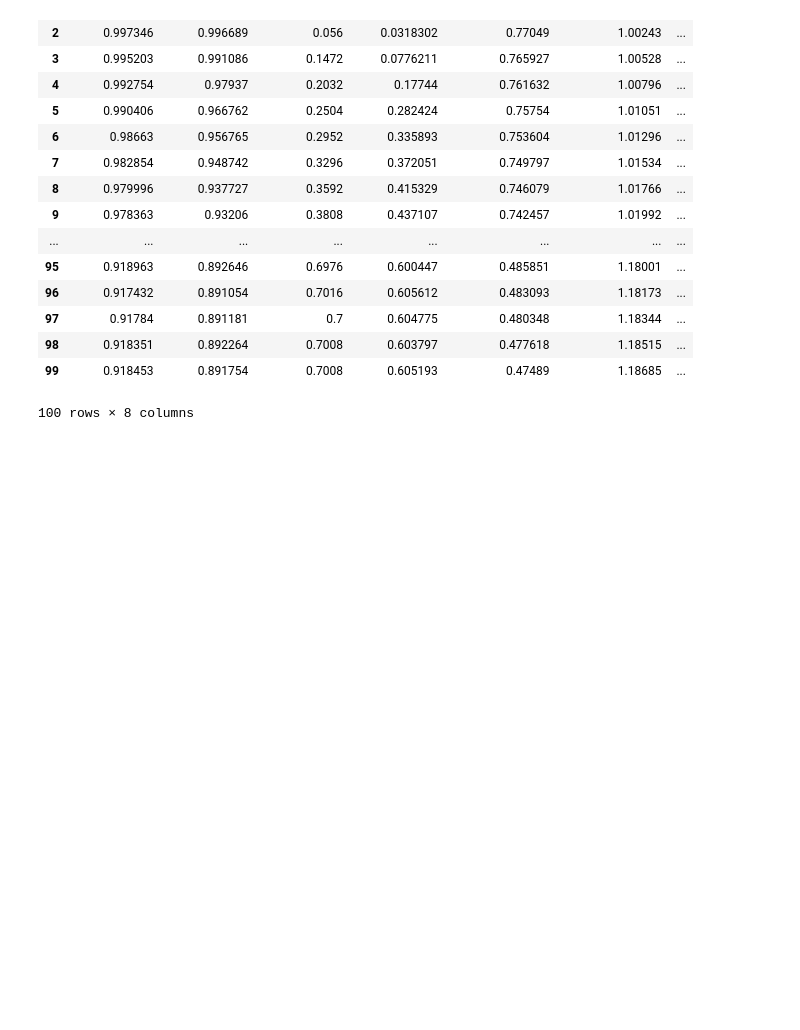
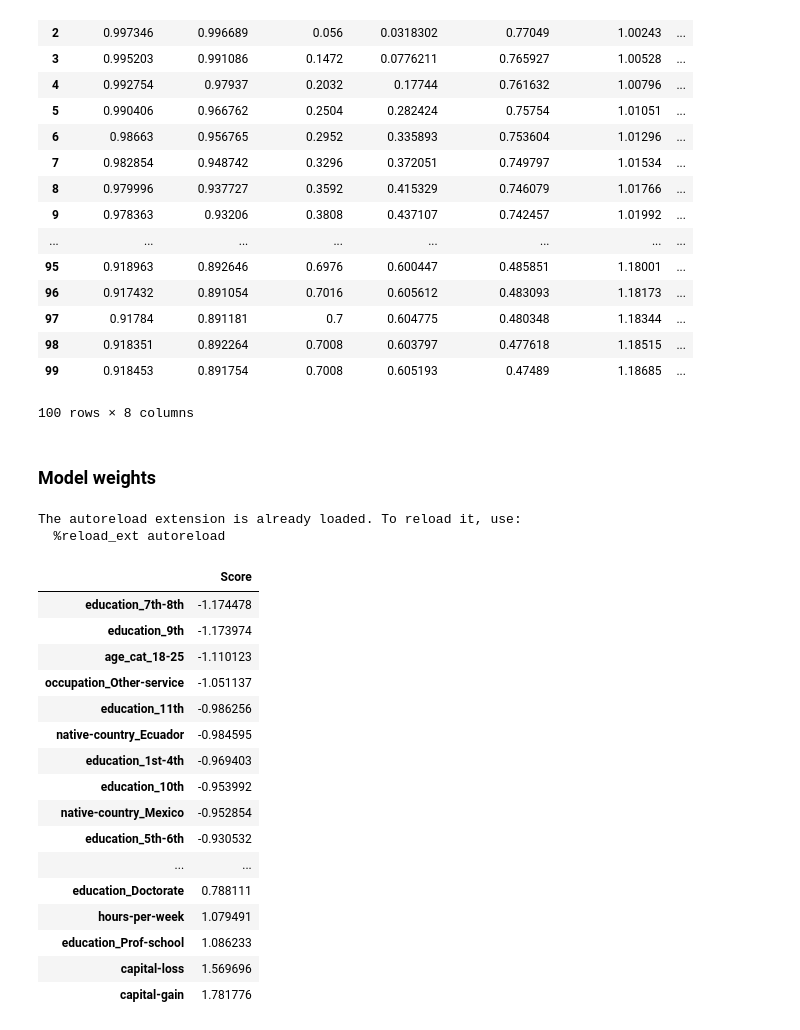
Before and after one commit to ghayat2/Agnostic_Fairness, a Jupyter notebook: Logistic_Regression/analysis.ipynb, the cells around one changed output. Drawn from its saved outputs; the diff is of its cells as text; code cells hidden in the pictures; blank space fills up the shorter version.

Commit message:
Feature importance methods added

```diff
--- a/Logistic_Regression/analysis.ipynb
+++ b/Logistic_Regression/analysis.ipynb
@@ -281,3 +281,57 @@ history_3d_not_balanced_init[[c for c in history_3d_not_balanced_init.columns if
 | 98 | 0.918351 | 0.892264 | 0.7008 | 0.603797 | 0.477618 | 1.18515 | ... |
 | 99 | 0.918453 | 0.891754 | 0.7008 | 0.605193 | 0.47489 | 1.18685 | ... |
 100 rows × 8 columns
+# %% [markdown]
+### Model weights
+# %%
+%load_ext autoreload
+%autoreload 2
+%aimport logistic_regression_model
+import torch, pandas as pd
+
+path = os.getcwd() + "/base_rate_models/checkpoints/model_ep_160/Run_0/trial_0"
+combined = path + "/combined/checkpoint.pt"
+min = path + "/min/checkpoint.pt"
+maj = path + "/maj/checkpoint.pt"
+
+columns = pd.read_csv("../Datasets/adult_dataset/processed_adult.csv").columns.drop("income")
+device = torch.device("cpu")
+
+comb_model = logistic_regression_model.Predictor(len(columns)).to(device)
+checkpoint = torch.load(combined, map_location=device)
+comb_model.load_state_dict(checkpoint['model_state_dict'])
+
+min_model = logistic_regression_model.Predictor(112).to(device)
+checkpoint = torch.load(min, map_location=device)
+min_model.load_state_dict(checkpoint['model_state_dict'])
+
+maj_model = logistic_regression_model.Predictor(112).to(device)
+checkpoint = torch.load(maj, map_location=device)
+maj_model.load_state_dict(checkpoint['model_state_dict'])
+
+m_f_1 =logistic_regression_model.feature_importance(maj_model, columns, k=10)
+m_f_2 = logistic_regression_model.feature_importance(min_model, columns, k=10)
+m_f_3 = logistic_regression_model.feature_importance(comb_model, columns, k=10)
+# %% [output]
+The autoreload extension is already loaded. To reload it, use:
+  %reload_ext autoreload
+# %%
+m_f_1
+# %% [output]
+|  | Score |
+| education_7th-8th | -1.174478 |
+| education_9th | -1.173974 |
+| age_cat_18-25 | -1.110123 |
+| occupation_Other-service | -1.051137 |
+| education_11th | -0.986256 |
+| native-country_Ecuador | -0.984595 |
+| education_1st-4th | -0.969403 |
+| education_10th | -0.953992 |
+| native-country_Mexico | -0.952854 |
+| education_5th-6th | -0.930532 |
+| ... | ... |
+| education_Doctorate | 0.788111 |
+| hours-per-week | 1.079491 |
+| education_Prof-school | 1.086233 |
+| capital-loss | 1.569696 |
+| capital-gain | 1.781776 |
```
Also changed, not shown: parts of 3 cells of this notebook, 4 other files.
